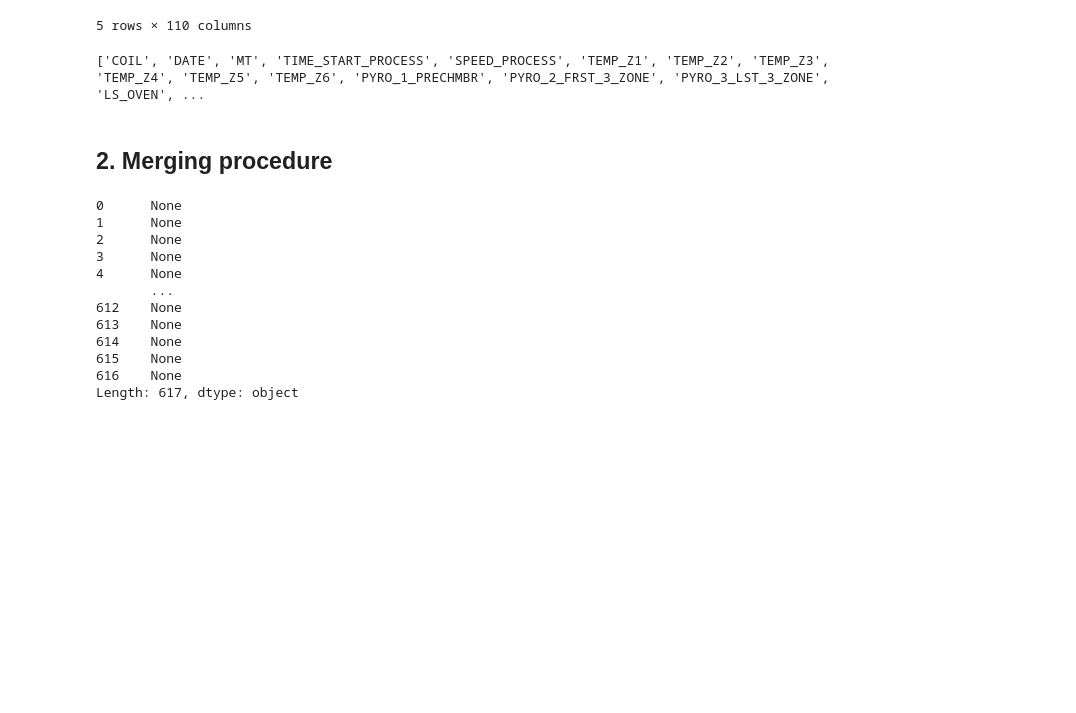
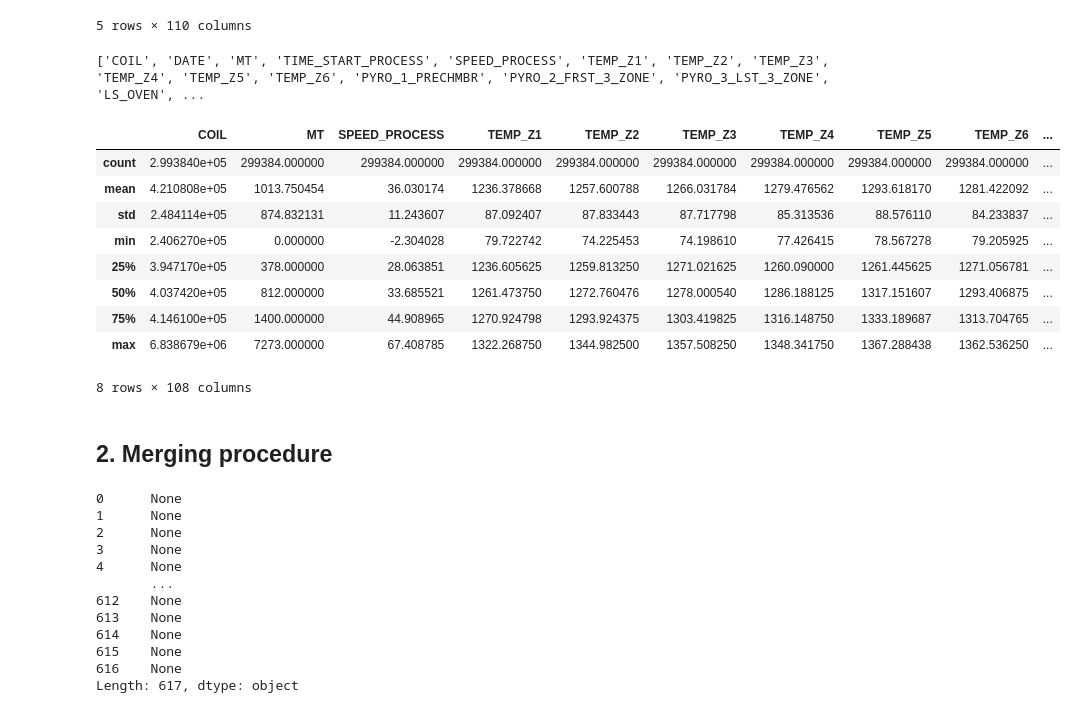
Before and after one commit to simoneassirelli/Machine-Learning-Fieldwork---G3, a Jupyter notebook: code.ipynb, the cells around one changed output. Cells and saved outputs as stored; diff of their text form; code cells hidden in the pictures; blank space fills up the shorter version.

```diff
--- a/code.ipynb
+++ b/code.ipynb
@@ -51,6 +51,19 @@ prod_columns = list(df_prod.columns)
 print(prod_columns)
 # %% [output]
 ['COIL', 'DATE', 'MT', 'TIME_START_PROCESS', 'SPEED_PROCESS', 'TEMP_Z1', 'TEMP_Z2', 'TEMP_Z3', 'TEMP_Z4', 'TEMP_Z5', 'TEMP_Z6', 'PYRO_1_PRECHMBR', 'PYRO_2_FRST_3_ZONE', 'PYRO_3_LST_3_ZONE', 'LS_OVEN', ...
+# %%
+df_prod.describe()
+# %% [output]
+|  | COIL | MT | SPEED_PROCESS | TEMP_Z1 | TEMP_Z2 | TEMP_Z3 | TEMP_Z4 | TEMP_Z5 | TEMP_Z6 | ... |
+| count | 2.993840e+05 | 299384.000000 | 299384.000000 | 299384.000000 | 299384.000000 | 299384.000000 | 299384.000000 | 299384.000000 | 299384.000000 | ... |
+| mean | 4.210808e+05 | 1013.750454 | 36.030174 | 1236.378668 | 1257.600788 | 1266.031784 | 1279.476562 | 1293.618170 | 1281.422092 | ... |
+| std | 2.484114e+05 | 874.832131 | 11.243607 | 87.092407 | 87.833443 | 87.717798 | 85.313536 | 88.576110 | 84.233837 | ... |
+| min | 2.406270e+05 | 0.000000 | -2.304028 | 79.722742 | 74.225453 | 74.198610 | 77.426415 | 78.567278 | 79.205925 | ... |
+| 25% | 3.947170e+05 | 378.000000 | 28.063851 | 1236.605625 | 1259.813250 | 1271.021625 | 1260.090000 | 1261.445625 | 1271.056781 | ... |
+| 50% | 4.037420e+05 | 812.000000 | 33.685521 | 1261.473750 | 1272.760476 | 1278.000540 | 1286.188125 | 1317.151607 | 1293.406875 | ... |
+| 75% | 4.146100e+05 | 1400.000000 | 44.908965 | 1270.924798 | 1293.924375 | 1303.419825 | 1316.148750 | 1333.189687 | 1313.704765 | ... |
+| max | 6.838679e+06 | 7273.000000 | 67.408785 | 1322.268750 | 1344.982500 | 1357.508250 | 1348.341750 | 1367.288438 | 1362.536250 | ... |
+8 rows × 108 columns
 # %% [markdown]
 ## 2. Merging procedure
 # %%
```
Also changed, not shown: parts of 4 cells of this notebook.
